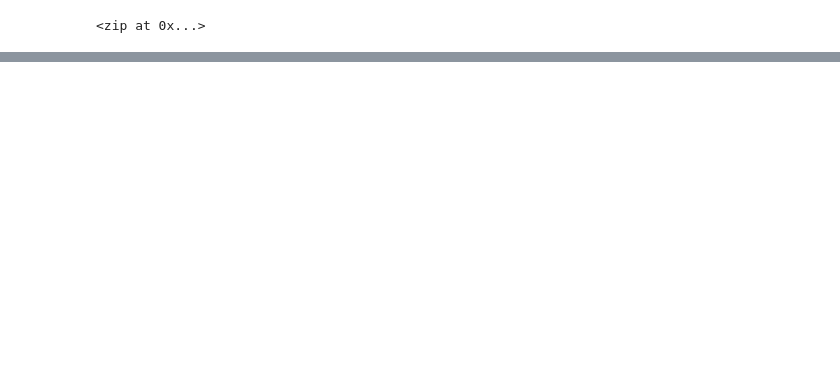
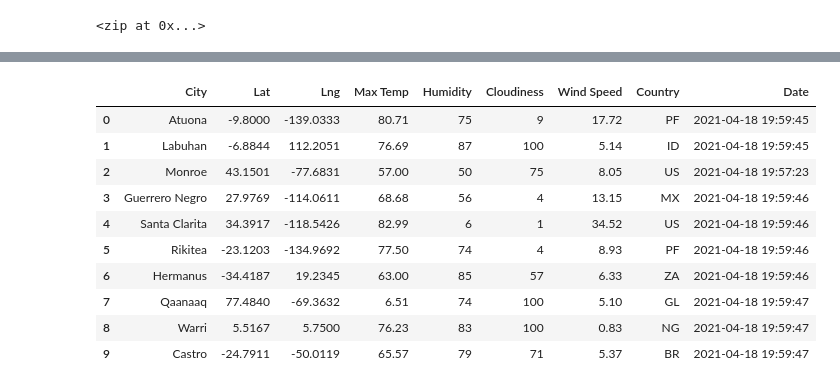
Before and after one commit to zubair-bakori/World_Weather_Analysis, a Jupyter notebook: WeatherPy.ipynb, the cells around one changed output, grey strips where cells are left out. Saved outputs shown, nothing was run; the diff lists cells and outputs as text; code cells hidden in the pictures; blank space fills up the shorter version.

```diff
--- a/WeatherPy.ipynb
+++ b/WeatherPy.ipynb
@@ -32,0 +39,3 @@ len(cities)
+# %%
+# Starting URL for Weather Map API Call.
+url = "http://api.openweathermap.org/data/2.5/weather?units=Imperial&APPID=" + weather_api_key
@@ -32,0 +123,16 @@ len(cities)
+# %%
+# Convert the array of dictionaries to a Pandas DataFrame.
+city_data_df = pd.DataFrame(city_data)
+city_data_df.head(10)
+# %% [output]
+|  | City | Lat | Lng | Max Temp | Humidity | Cloudiness | Wind Speed | Country | Date |
+| 0 | Atuona | -9.8000 | -139.0333 | 80.71 | 75 | 9 | 17.72 | PF | 2021-04-18 19:59:45 |
+| 1 | Labuhan | -6.8844 | 112.2051 | 76.69 | 87 | 100 | 5.14 | ID | 2021-04-18 19:59:45 |
+| 2 | Monroe | 43.1501 | -77.6831 | 57.00 | 50 | 75 | 8.05 | US | 2021-04-18 19:57:23 |
+| 3 | Guerrero Negro | 27.9769 | -114.0611 | 68.68 | 56 | 4 | 13.15 | MX | 2021-04-18 19:59:46 |
+| 4 | Santa Clarita | 34.3917 | -118.5426 | 82.99 | 6 | 1 | 34.52 | US | 2021-04-18 19:59:46 |
+| 5 | Rikitea | -23.1203 | -134.9692 | 77.50 | 74 | 4 | 8.93 | PF | 2021-04-18 19:59:46 |
+| 6 | Hermanus | -34.4187 | 19.2345 | 63.00 | 85 | 57 | 6.33 | ZA | 2021-04-18 19:59:46 |
+| 7 | Qaanaaq | 77.4840 | -69.3632 | 6.51 | 74 | 100 | 5.10 | GL | 2021-04-18 19:59:47 |
+| 8 | Warri | 5.5167 | 5.7500 | 76.23 | 83 | 100 | 0.83 | NG | 2021-04-18 19:59:47 |
+| 9 | Castro | -24.7911 | -50.0119 | 65.57 | 79 | 71 | 5.37 | BR | 2021-04-18 19:59:47 |
```
Also changed, not shown: parts of 6 cells of this notebook, 3 other files.
